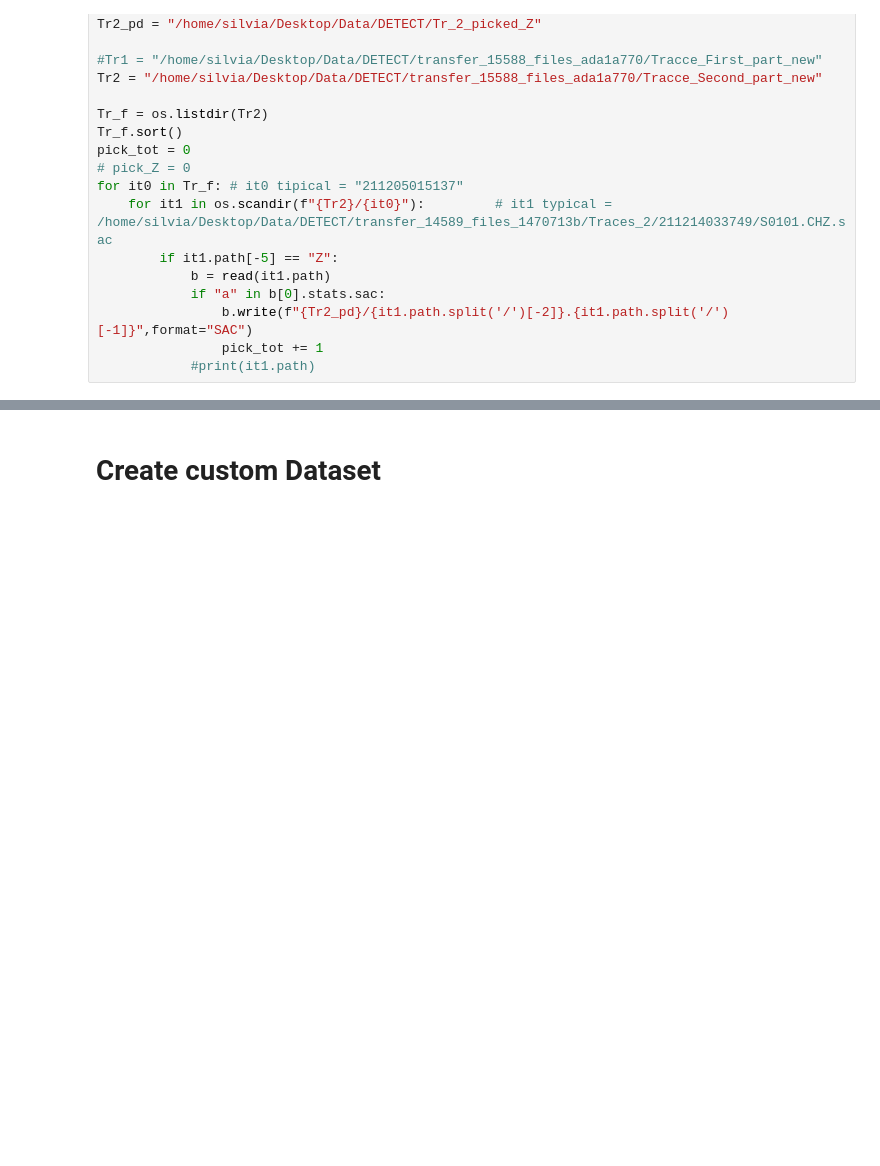
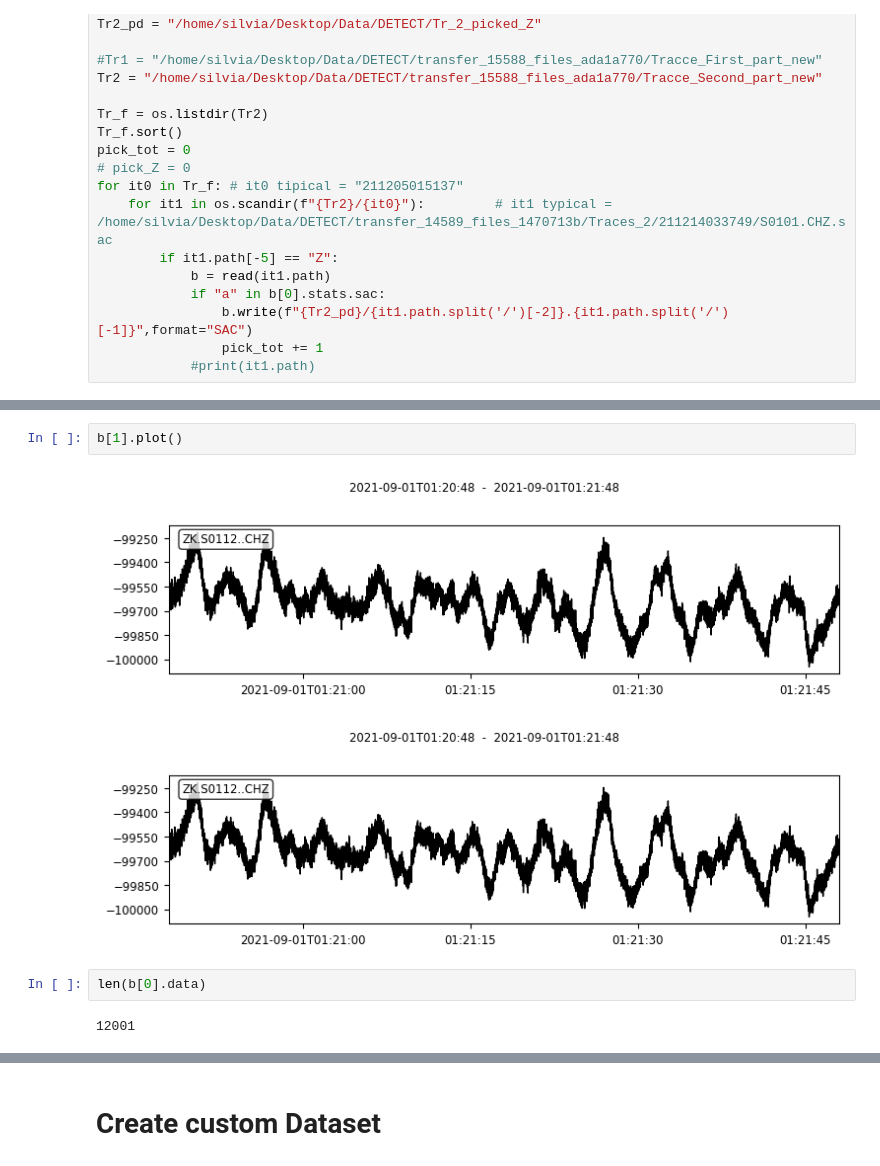
Before and after one commit to Nemenick/primoprogetto, a Jupyter notebook: Codici/_DETECT.ipynb, the cells around one changed output, grey strips where cells are left out. Saved outputs shown, nothing was run; the diff lists cells and outputs as text; blank space fills up the shorter version.

```diff
--- a/Codici/_DETECT.ipynb
+++ b/Codici/_DETECT.ipynb
@@ -28,0 +121,9 @@ for it0 in Tr_f: # it0 tipical = "211205015137"
+# %%
+b[1].plot()
+# %% [output]
+[figure, added]
+[figure, added]
+# %%
+len(b[0].data)
+# %% [output]
+12001
```
Also changed, not shown: parts of 17 cells of this notebook, 4 other files.
